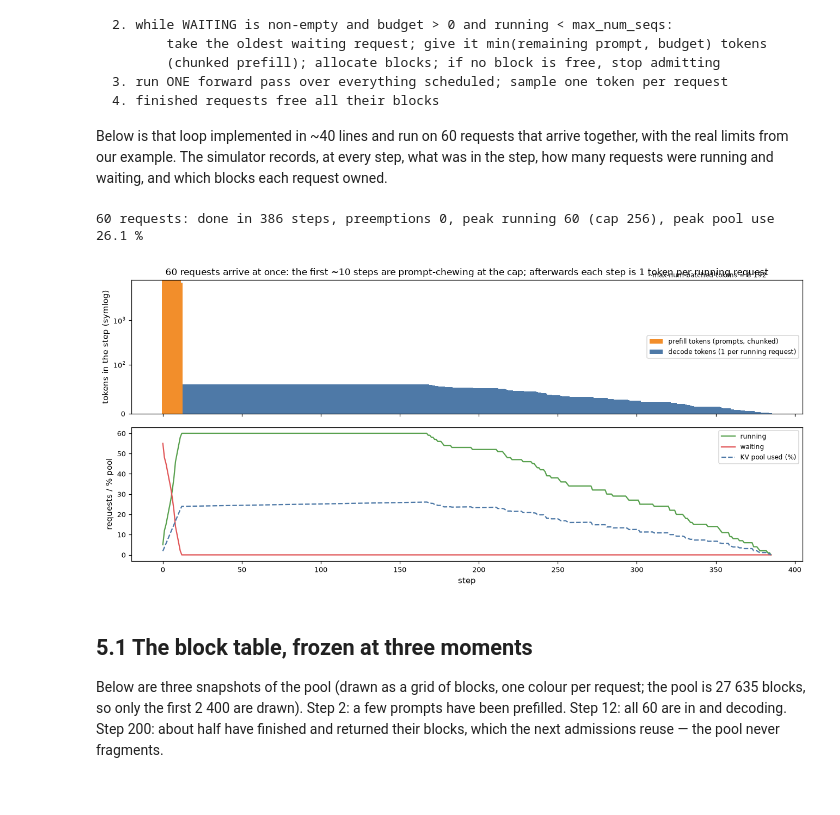
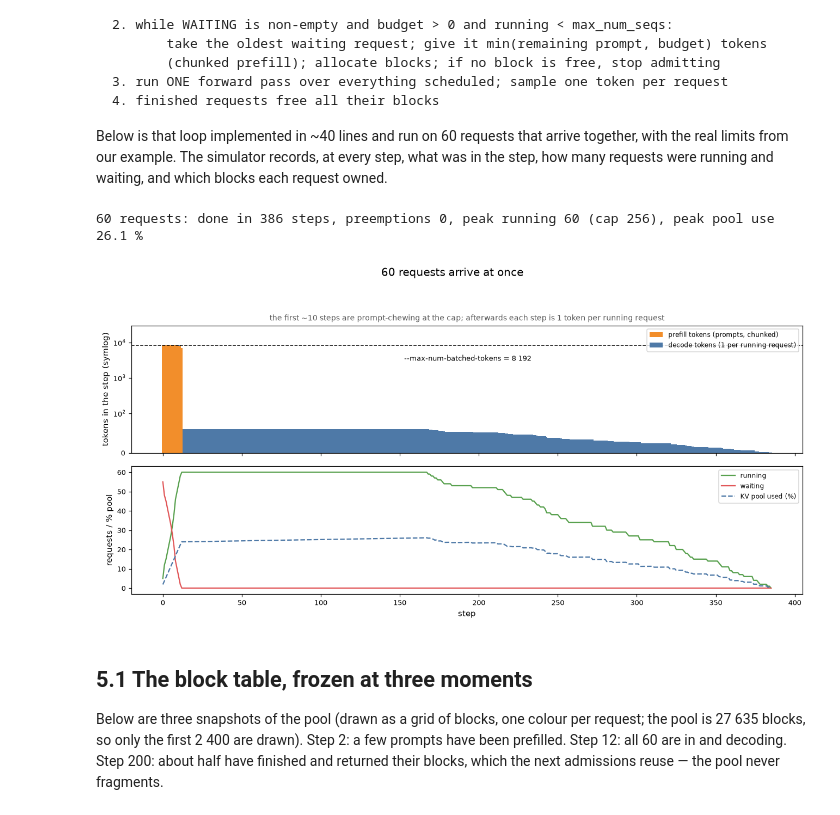
Before and after one commit to ylnhari/ml-scratchpad, a Jupyter notebook: vllm-memory/vllm_memory_explainer.ipynb, the cells around one changed output. Cells and saved outputs as stored; diff of their text form; code cells hidden in the pictures.

```diff
--- a/vllm-memory/vllm_memory_explainer.ipynb
+++ b/vllm-memory/vllm_memory_explainer.ipynb
@@ -201,18 +202,23 @@ request in it — is a **step** (vLLM also says *iteration*). Two flags cap the
 `--max-num-seqs` caps how many *requests* may be in it; `--max-num-batched-tokens` caps how many
 *tokens* may be in it. The picture shows the difference.
 # %%
-fig, ax = plt.subplots(figsize=(12, 3.2))
+fig, ax = plt.subplots(figsize=(12, 3.6))
 # a step with 3 requests in decode (1 token each) and 2 prompts in prefill
-parts = [("req A decode", 1, "#4e79a7"), ("req B decode", 1, "#4e79a7"), ("req C decode", 1, "#4e79a7"),
-         ("req D prefill (700 tok)", 700, "#f28e2b"), ("req E prefill, first chunk (7 489 tok)", 7489, "#f28e2b")]
+DECODE_W = 350                                # decode tokens drawn this wide, purely so the label fits
+parts = [("req A\ndecode", DECODE_W, "#4e79a7", True), ("req B\ndecode", DECODE_W, "#4e79a7", True),
+         ("req C\ndecode", DECODE_W, "#4e79a7", True), ("req D prefill (700 tok)", 700, "#f28e2b", False),
+         ("req E prefill, first chunk (7 489 tok)", 7489, "#f28e2b", False)]
 x = 0
-for name, n, c in parts:
-    w = max(n, 120)                       # decode tokens drawn wide enough to see
+for i, (name, w, c, is_decode) in enumerate(parts):
     ax.add_patch(Rectangle((x, 0.3), w, 0.5, fc=c, ec="white"))
-    ax.text(x + w/2, 0.55, name, ha="center", va="center", fontsize=8, rotation=90 if w < 400 else 0, color="white")
+    if is_decode:                              # thin decode box: label ABOVE with a leader line, staggered so they never touch
+        ax.annotate(name, xy=(x + w/2, 0.8), xytext=(x + w/2, 1.3 + 0.55 * i),
+                    ha="center", va="bottom", fontsize=8.5, arrowprops=dict(arrowstyle="-", color="gray", lw=0.8))
+    else:
+        ax.text(x + w/2, 0.55, name, ha="center", va="center", fontsize=9, color="white")
     x += w
-ax.axvline(x, color="black", ls="--"); ax.text(x + 100, 0.9, "--max-num-batched-tokens = 8 192 tokens reached", fontsize=9, ha="left")
-ax.set_xlim(0, 11000); ax.set_ylim(0, 1.05); ax.set_yticks([]); ax.set_xlabel("tokens in this ONE step (decode boxes widened for visibility)")
-ax.set_title("A single step: 5 requests (counts toward --max-num-seqs = 256), 8 192 tokens (the token cap). Req E's prompt continues next step.")
+ax.axvline(x, color="black", ls="--"); ax.text(x + 150, 0.55, "--max-num-batched-tokens\n= 8 192 tokens reached", fontsize=9, ha="left", va="center")
+ax.set_xlim(0, 11200); ax.set_ylim(0, 2.7); ax.set_yticks([]); ax.set_xlabel("tokens in this ONE step (decode boxes widened for visibility)")
+ax.set_title("A single step: 5 requests, 8 192 tokens. Req E's prompt continues next step.")
 plt.tight_layout(); plt.show()
 # %% [output]
@@ -554,39 +560,42 @@ def simulate(n_req, prompt_range, answer_range, pool_blocks, batch_tok=MAX_BATCH
             r = waiting[0]; n = min(prompts[r] - computed[r], budget); k = need_blocks(r, n)
             if k > len(free): break
             waiting.pop(0); running.append(r); take(r, k); budget -= n; sched[r] = n
         # 3. run the step
         pre = dec = 0
         for r, n in sched.items():
             if computed[r] < prompts[r]:
                 computed[r] += n; pre += n
                 if computed[r] == prompts[r]: generated[r] += 1; first_tok_step[r] = step if first_tok_step[r] < 0 else first_tok_step[r]
             else: generated[r] += 1; dec += 1
         # 4. finish
         for r in list(running):
             if computed[r] == prompts[r] and generated[r] >= answers[r]:
                 running.remove(r); release(r); done.add(r)
         log.append((step, pre, dec, len(running), len(waiting), pool_blocks - len(free)))
         if step in snapshot_steps:
             table = np.zeros(pool_blocks, int)
             for r in running:
                 for b in owned[r]: table[b] = r + 1
             snaps[step] = table
         if len(done) == n_req and step >= arrive.max(): break
     return np.array(log), preemptions, snaps, first_tok_step - arrive + 1, prompts   # +1: the step that produces the token must run
 
 log, pre, snaps, ttft_steps, prompts = simulate(60, (500, 3000), (150, 400), kv_blocks, snapshot_steps=(2, 12, 200))
 step, pre_tok, dec_tok, n_run, n_wait, used = log.T
 print(f"60 requests: done in {len(log)} steps, preemptions {pre}, peak running {n_run.max()} (cap {MAX_NUM_SEQS}), peak pool use {used.max()/kv_blocks*100:.1f} %")
-fig, (a1, a2) = plt.subplots(2, 1, figsize=(12, 5.6), sharex=True)
+fig, (a1, a2) = plt.subplots(2, 1, figsize=(12, 6.0), sharex=True)
 a1.bar(step, pre_tok, color="#f28e2b", width=1, label="prefill tokens (prompts, chunked)"); a1.bar(step, dec_tok, bottom=pre_tok, color="#4e79a7", width=1, label="decode tokens (1 per running request)")
-a1.set_yscale("symlog", linthresh=100); a1.axhline(MAX_BATCH_TOK, color="black", ls="--", lw=1); a1.text(len(step) * 0.99, MAX_BATCH_TOK * 1.15, "--max-num-batched-tokens = 8 192", ha="right", fontsize=8)
-a1.set_ylabel("tokens in the step (symlog)"); a1.legend(loc="center right"); a1.set_title("60 requests arrive at once: the first ~10 steps are prompt-chewing at the cap; afterwards each step is 1 token per running request")
+a1.set_yscale("symlog", linthresh=100); a1.set_ylim(top=30000); a1.axhline(MAX_BATCH_TOK, color="black", ls="--", lw=1)
+a1.text(len(step) * 0.5, MAX_BATCH_TOK * 0.55, "--max-num-batched-tokens = 8 192", ha="center", va="top", fontsize=8.5)
+a1.set_ylabel("tokens in the step (symlog)"); a1.legend(loc="upper right", fontsize=8)
+a1.set_title("the first ~10 steps are prompt-chewing at the cap; afterwards each step is 1 token per running request", fontsize=9, color="#555555")
+fig.suptitle("60 requests arrive at once", fontsize=13, y=1.0)
 a2.plot(step, n_run, color="#59a14f", label="running"); a2.plot(step, n_wait, color="#e15759", label="waiting"); a2.plot(step, used / kv_blocks * 100, color="#4e79a7", ls="--", label="KV pool used (%)")
-a2.set_xlabel("step"); a2.set_ylabel("requests / % pool"); a2.legend()
-plt.tight_layout(); plt.show()
+a2.set_xlabel("step"); a2.set_ylabel("requests / % pool"); a2.legend(fontsize=8)
+plt.tight_layout(rect=[0, 0, 1, 0.95]); plt.show()
 # %% [output]
 60 requests: done in 386 steps, preemptions 0, peak running 60 (cap 256), peak pool use 26.1 %
-[figure, old version]
+[figure, new version]
 # %% [markdown]
 ## 5.1 The block table, frozen at three moments
 
```
Also changed, not shown: parts of 2 cells of this notebook, 3 other files.
